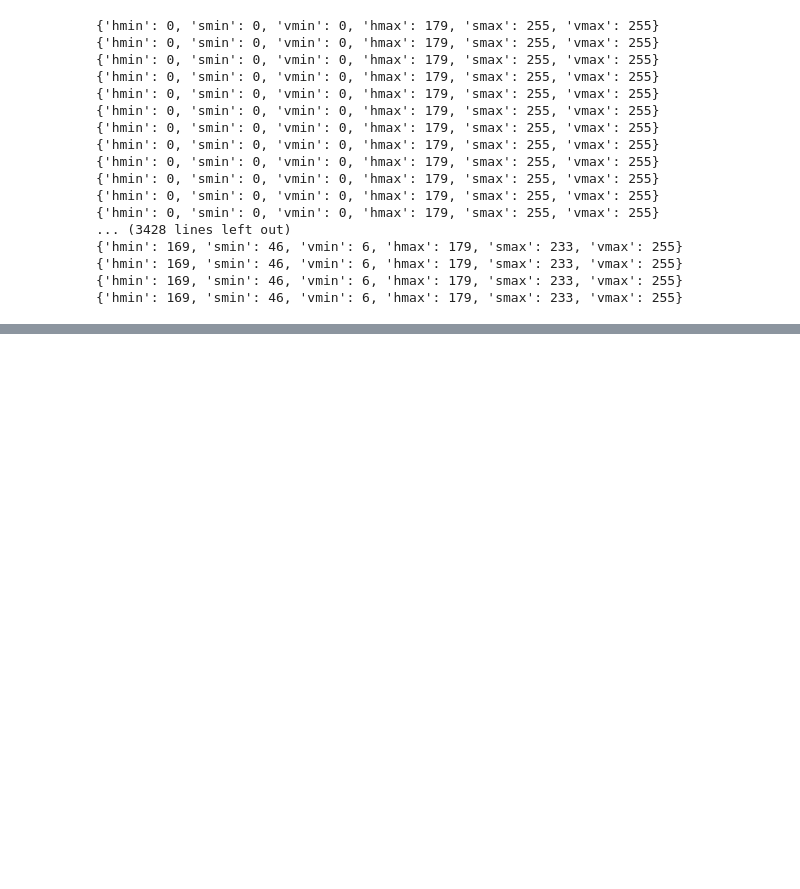
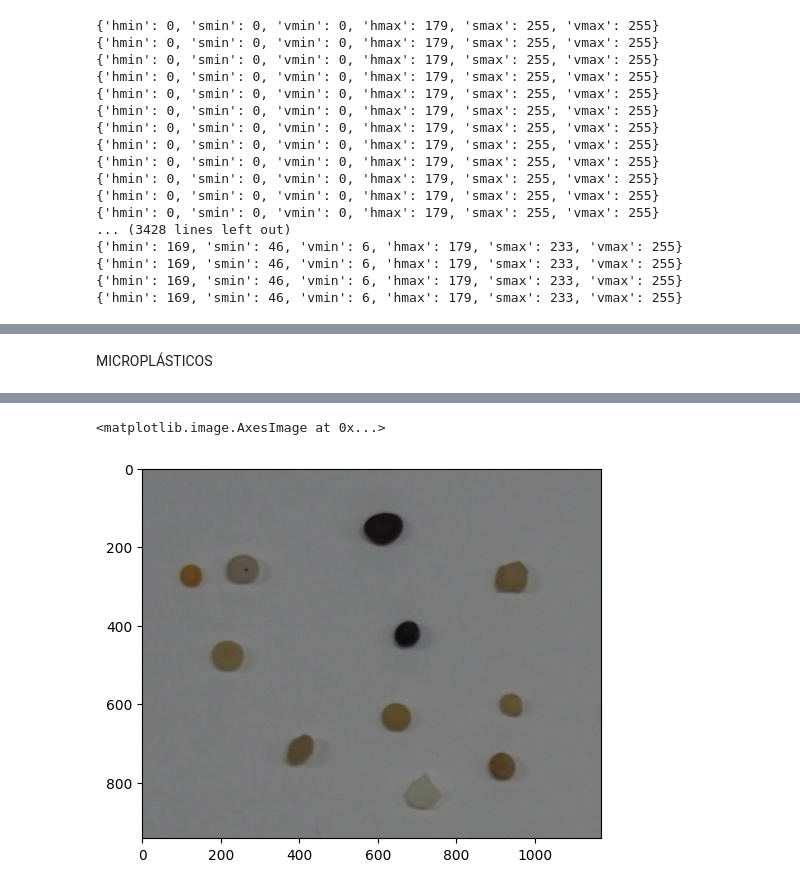
Before and after one commit to MinervaQuin/VC, a Jupyter notebook: p3/VC_P3 - copia.ipynb, the cells around one changed output, grey strips where cells are left out. Saved outputs shown, nothing was run; the diff lists cells and outputs as text; code cells hidden in the pictures; blank space fills up the shorter version.

```diff
--- a/p3/VC_P3 - copia.ipynb
+++ b/p3/VC_P3 - copia.ipynb
@@ -263,0 +312,71 @@ error: OpenCV(4.8.0) D:\a\opencv-python\opencv-python\opencv\modules\highgui\src
+# %% [markdown]
+MICROPLÁSTICOS
+# %%
+import cvzone
+import cv2
+import numpy as np
+import matplotlib.pyplot as plt
+from cvzone.ColorModule import ColorFinder
+import math
+
+colorFinder = ColorFinder(False)
+hsvValsBlack = {'hmin':0, 'smin':0, 'vmin':0, 'hmax':179, 'smax':255, 'vmax': 102}
+
+totalValue=0
+def preProcessing(img):
+    imgPre = img
+    # cv2.GaussianBlur(img, (7,7), 3)
+
+    imgPre = cv2.Canny(imgPre, 0, 50)
+
+    cv2.imshow("hjjhjh", imgPre)
+
+    kernel = np.ones((5,5), np.uint8)
+    imgPre = cv2.dilate(imgPre, kernel, iterations=1)
+
+    imgPre = cv2.morphologyEx(imgPre, cv2.MORPH_CLOSE, kernel)
+    return imgPre
+
+
+img = cv2.imread("pel.png")
+img_rgb = cv2.cvtColor(img, cv2.COLOR_BGR2RGB)
+img_gris = cv2.cvtColor(img, cv2.COLOR_BGR2GRAY)
+imgPre = preProcessing(img_gris)
+imgContours, conFound = cvzone.findContours(img, imgPre, minArea=30)
+
+
+# if conFound:
+#     for contour in conFound:
+#         peri = cv2.arcLength(contour['cnt'], True)
+#         approx = cv2.approxPolyDP(contour['cnt'], 0.02 * peri, True)
+#         print(len(approx))
+#         area = contour['area']
+#         x, y, w, h = contour['bbox']
+#         imgCrop = img[y:y+h, x:x+w]
+#         imgCropGris = cv2.cvtColor(imgCrop, cv2.COLOR_BGR2GRAY)
+#         imgColor, mask = colorFinder.update(imgCrop, hsvValsBlack)
+#         pixelsCountBlack = cv2.countNonZero(mask)
+
+#         circles = cv2.HoughCircles(imgCropGris, cv2.HOUGH_GRADIENT, dp=1, minDist=20, param1=50, param2=30, minRadius=0, maxRadius=0)
+#         if circles is not None:
+#             circles = np.uint16(np.around(circles))
+#             for circle in circles[0, :]:
+#                 center = (circle[0], circle[1])
+#                 radius = circle[2]
+#                 # Draw the circle outline
+#                 cv2.circle(imgCrop, center, radius, (0, 255, 0), 2)
+#                 print("circulos: " + str(len(circles[0, :])))
+#         else:
+#             print(pixelsCountBlack)
+
+#         cv2.imshow("nada", imgCrop)
+#         cv2.waitKey(1500)
+
+cv2.destroyAllWindows()
+# plt.figure(figsize=(12, 6))
+# plt.subplot(1, 4, 1)
+# img_rgb = cv2.cvtColor(imgPre, cv2.COLOR_BGR2RGB)
+# plt.imshow(img_rgb)
+img_rgb = cv2.cvtColor(img, cv2.COLOR_BGR2RGB)
+plt.imshow(img_rgb)
+# %% [output]
@@ -263,0 +384,2 @@ error: OpenCV(4.8.0) D:\a\opencv-python\opencv-python\opencv\modules\highgui\src
+<matplotlib.image.AxesImage at 0x...>
+[figure, added]
```
Also changed, not shown: parts of 6 cells of this notebook, 7 other files.
